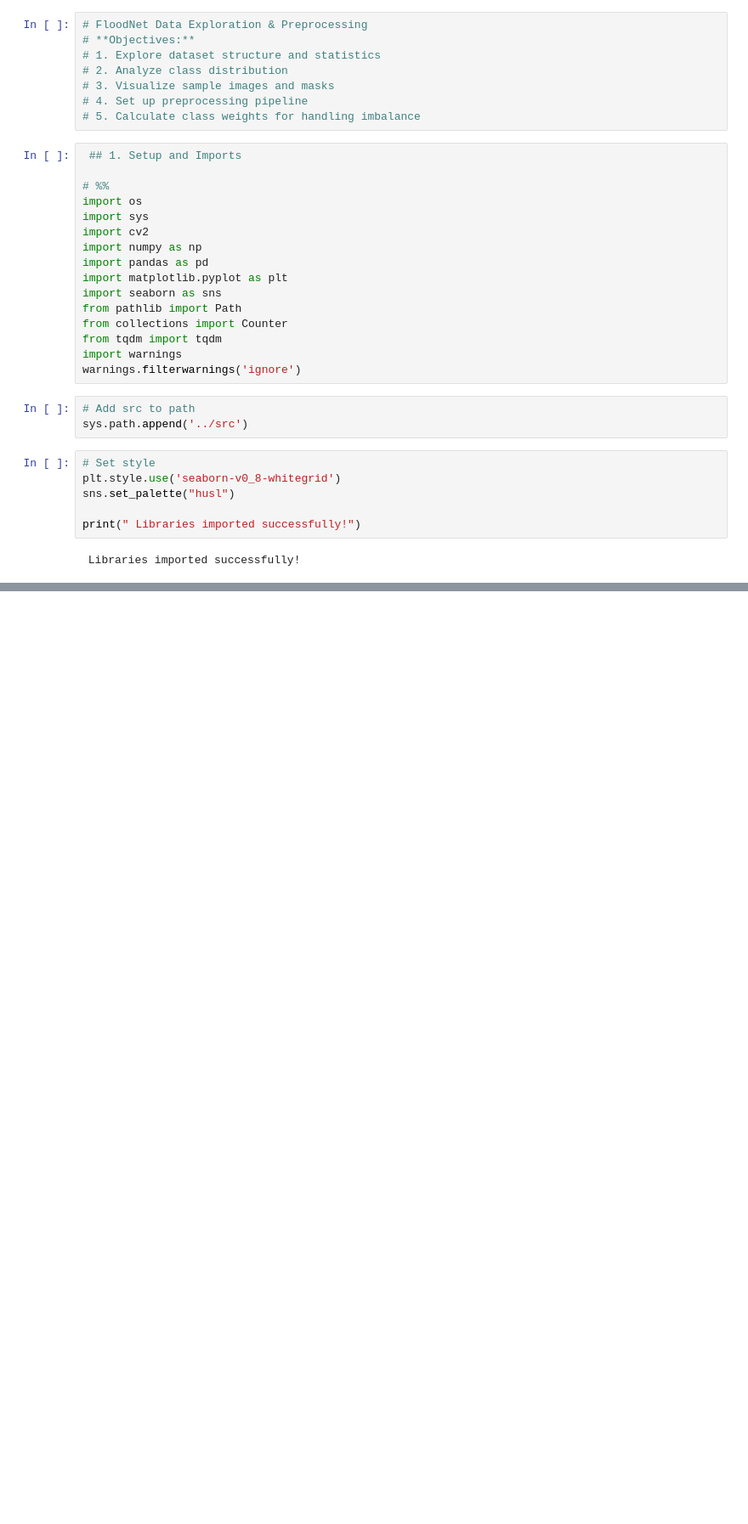
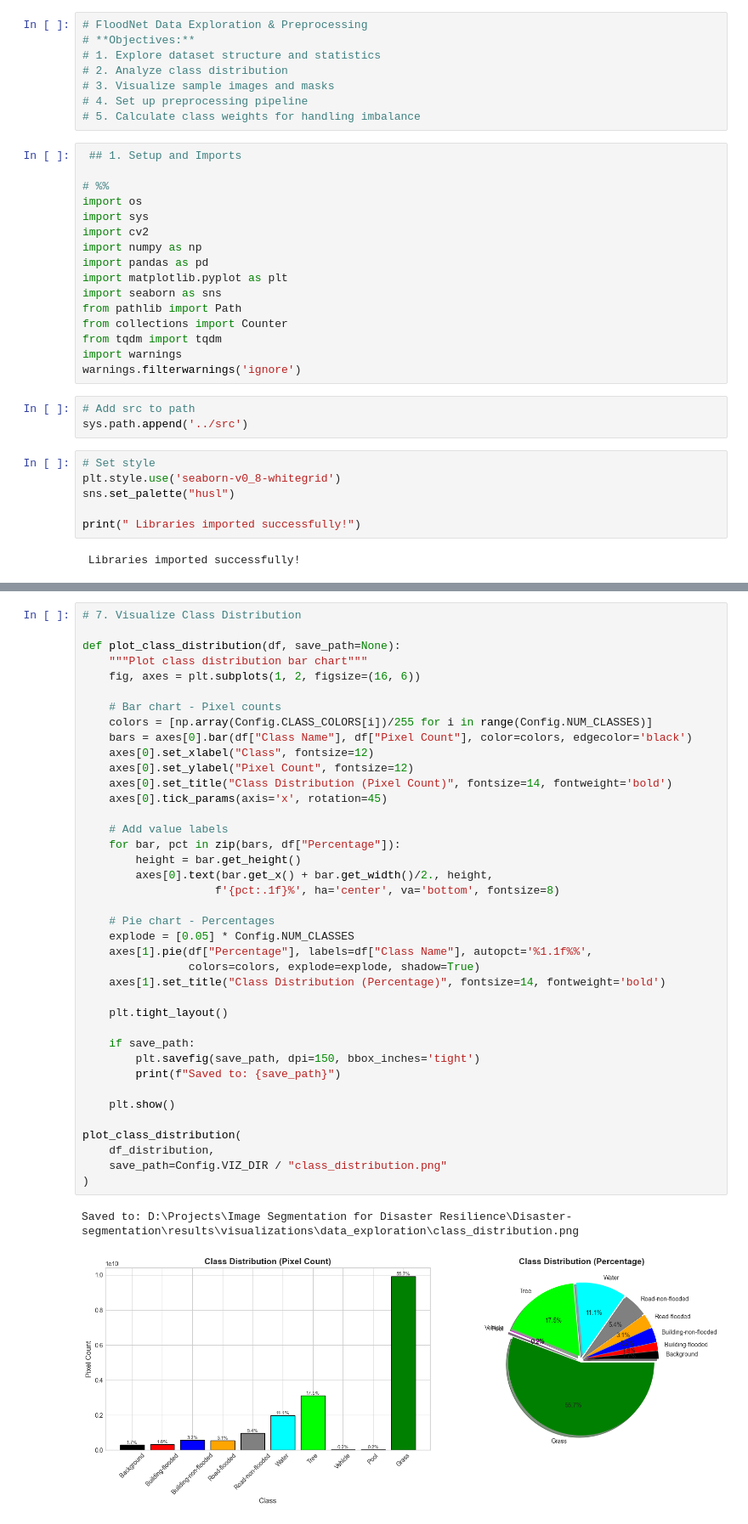
Before and after one commit to jeevanraj-28/Disaster-segmentation, a Jupyter notebook: notebooks/01_clean_preprocess_floodnet.ipynb, the cells around one changed output, grey strips where cells are left out. Shown at 85% size. Drawn from its saved outputs; the diff is of its cells as text; blank space fills up the shorter version.

Commit message:
Update config, add .gitignore, and fix dependency issues

```diff
--- a/notebooks/01_clean_preprocess_floodnet.ipynb
+++ b/notebooks/01_clean_preprocess_floodnet.ipynb
@@ -82,0 +479,42 @@ print(f"📂 Base Directory: {Config.BASE_DIR}")
+# %%
+# 7. Visualize Class Distribution
+
+def plot_class_distribution(df, save_path=None):
+    """Plot class distribution bar chart"""
+    fig, axes = plt.subplots(1, 2, figsize=(16, 6))
+
+    # Bar chart - Pixel counts
+    colors = [np.array(Config.CLASS_COLORS[i])/255 for i in range(Config.NUM_CLASSES)]
+    bars = axes[0].bar(df["Class Name"], df["Pixel Count"], color=colors, edgecolor='black')
+    axes[0].set_xlabel("Class", fontsize=12)
+    axes[0].set_ylabel("Pixel Count", fontsize=12)
+    axes[0].set_title("Class Distribution (Pixel Count)", fontsize=14, fontweight='bold')
+    axes[0].tick_params(axis='x', rotation=45)
+
+    # Add value labels
+    for bar, pct in zip(bars, df["Percentage"]):
+        height = bar.get_height()
+        axes[0].text(bar.get_x() + bar.get_width()/2., height,
+                    f'{pct:.1f}%', ha='center', va='bottom', fontsize=8)
+
+    # Pie chart - Percentages
+    explode = [0.05] * Config.NUM_CLASSES
+    axes[1].pie(df["Percentage"], labels=df["Class Name"], autopct='%1.1f%%',
+                colors=colors, explode=explode, shadow=True)
+    axes[1].set_title("Class Distribution (Percentage)", fontsize=14, fontweight='bold')
+
+    plt.tight_layout()
+
+    if save_path:
+        plt.savefig(save_path, dpi=150, bbox_inches='tight')
+        print(f"Saved to: {save_path}")
+
+    plt.show()
+
+plot_class_distribution(
+    df_distribution,
+    save_path=Config.VIZ_DIR / "class_distribution.png"
+)
+# %% [output]
+Saved to: D:\Projects\Image Segmentation for Disaster Resilience\Disaster-segmentation\results\visualizations\data_exploration\class_distribution.png
+[figure, added]
```
Also changed, not shown: parts of 8 cells of this notebook.
